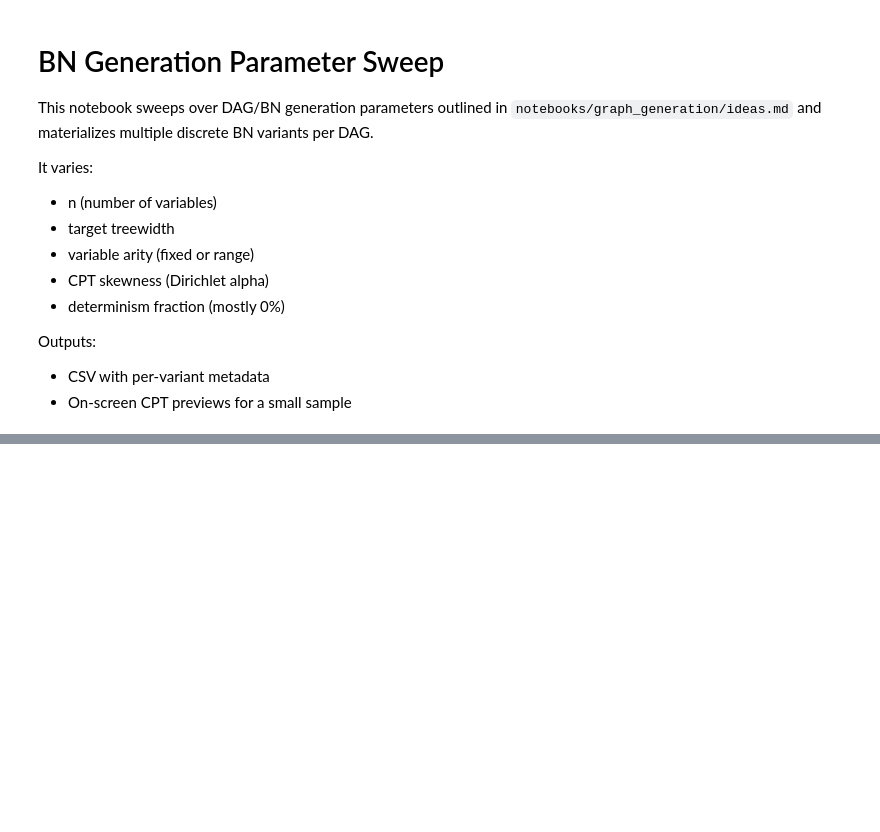
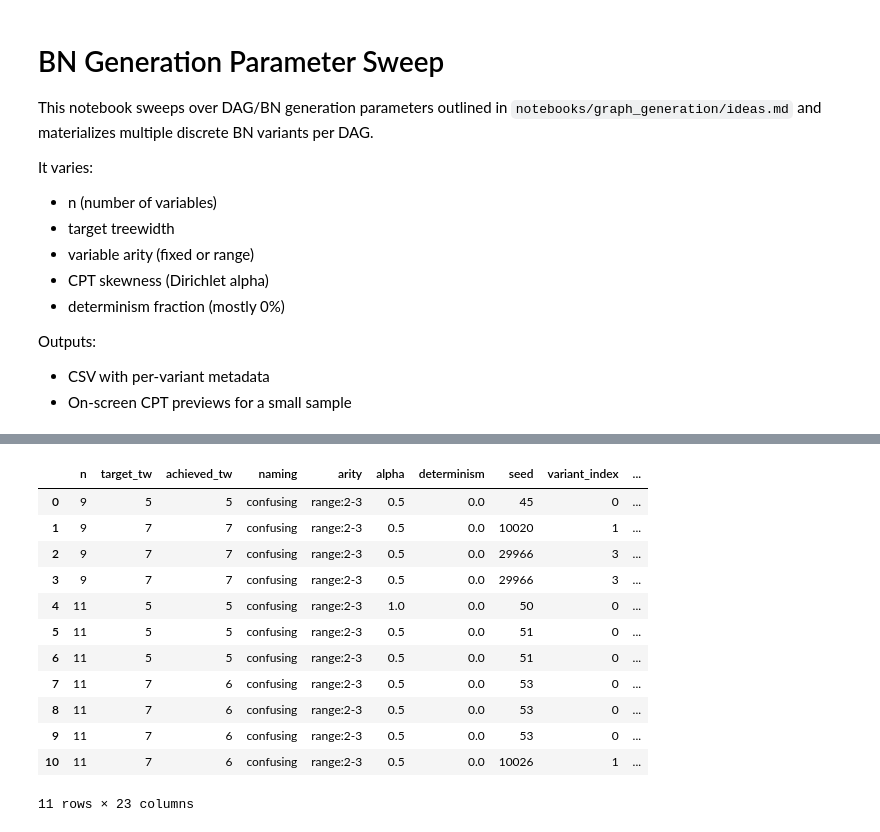
Before and after one commit to ferjorosa/probabilistic-reasoning-llms, a Jupyter notebook: notebooks/graph_generation/BN_generation_sweep.ipynb, the cells around one changed output, grey strips where cells are left out. Cells and saved outputs as stored; diff of their text form; code cells hidden in the pictures; blank space fills up the shorter version.

```diff
--- a/notebooks/graph_generation/BN_generation_sweep.ipynb
+++ b/notebooks/graph_generation/BN_generation_sweep.ipynb
@@ -308,3 +357,19 @@ full_df = full_df[full_df["num_unobserved_ancestors"] >= 3].reset_index(drop=Tru
+# %%
+full_df
+# %% [output]
+|  | n | target_tw | achieved_tw | naming | arity | alpha | determinism | seed | variant_index | ... |
+| 0 | 9 | 5 | 5 | confusing | range:2-3 | 0.5 | 0.0 | 45 | 0 | ... |
+| 1 | 9 | 7 | 7 | confusing | range:2-3 | 0.5 | 0.0 | 10020 | 1 | ... |
+| 2 | 9 | 7 | 7 | confusing | range:2-3 | 0.5 | 0.0 | 29966 | 3 | ... |
+| 3 | 9 | 7 | 7 | confusing | range:2-3 | 0.5 | 0.0 | 29966 | 3 | ... |
+| 4 | 11 | 5 | 5 | confusing | range:2-3 | 1.0 | 0.0 | 50 | 0 | ... |
+| 5 | 11 | 5 | 5 | confusing | range:2-3 | 0.5 | 0.0 | 51 | 0 | ... |
+| 6 | 11 | 5 | 5 | confusing | range:2-3 | 0.5 | 0.0 | 51 | 0 | ... |
+| 7 | 11 | 7 | 6 | confusing | range:2-3 | 0.5 | 0.0 | 53 | 0 | ... |
+| 8 | 11 | 7 | 6 | confusing | range:2-3 | 0.5 | 0.0 | 53 | 0 | ... |
+| 9 | 11 | 7 | 6 | confusing | range:2-3 | 0.5 | 0.0 | 53 | 0 | ... |
+| 10 | 11 | 7 | 6 | confusing | range:2-3 | 0.5 | 0.0 | 10026 | 1 | ... |
+11 rows × 23 columns
 # %%
 # Choose a row index from full_df to analyze
 test_row_index = 0  # Change this to any valid row index
```
Also changed, not shown: parts of 13 cells of this notebook.
